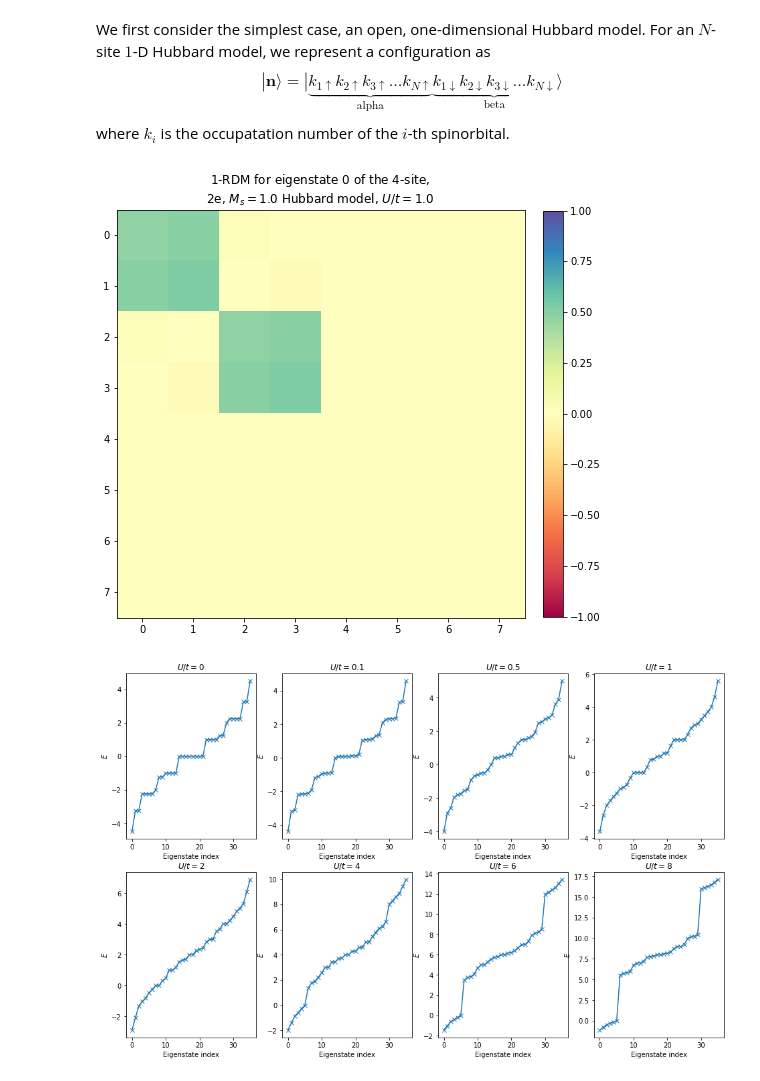
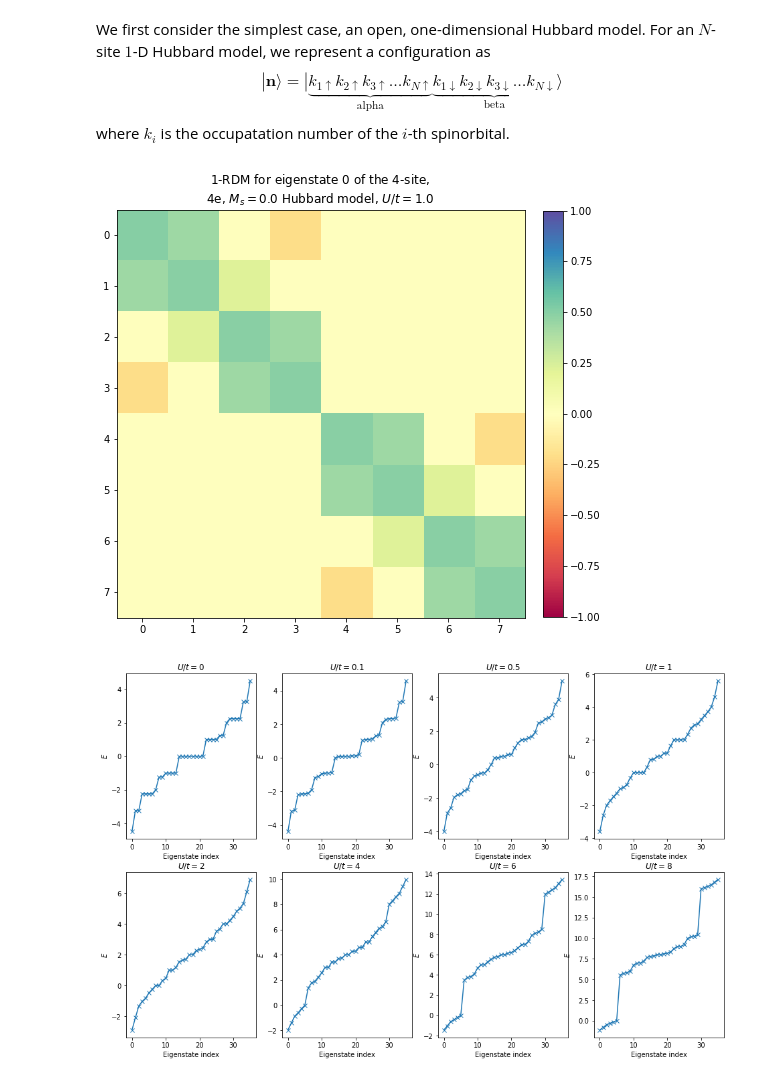
Before and after one commit to brianz98/hubbard-model, a Jupyter notebook: hubbard.ipynb, the cells around one changed output. Drawn from its saved outputs; the diff is of its cells as text; code cells hidden in the pictures.

```diff
--- a/hubbard.ipynb
+++ b/hubbard.ipynb
@@ -439,11 +439,11 @@ ${nel}$e, $M_s={ms}$ Hubbard model, $U/t={ut:.1f}$""".format(i_eigst=i_eigst, ns
                     if np.abs(dist-(self.ydim-1)) < 1e-10:
                         self.connections[i,j] += 1
 # %%
-hl = HubbardLattice(4, 2, 0, 1, 1, pbc=True)
+hl = HubbardLattice(4, 2, 2, 1, 1, pbc=False)
 hl.solve_model()
 hl.plot_rdm(0)
 # %% [output]
-[figure, old version]
+[figure, new version]
 # %%
 f,axes = plt.subplots(2,4,figsize=(16,10))
 
```
Also changed, not shown: parts of 15 cells of this notebook.
